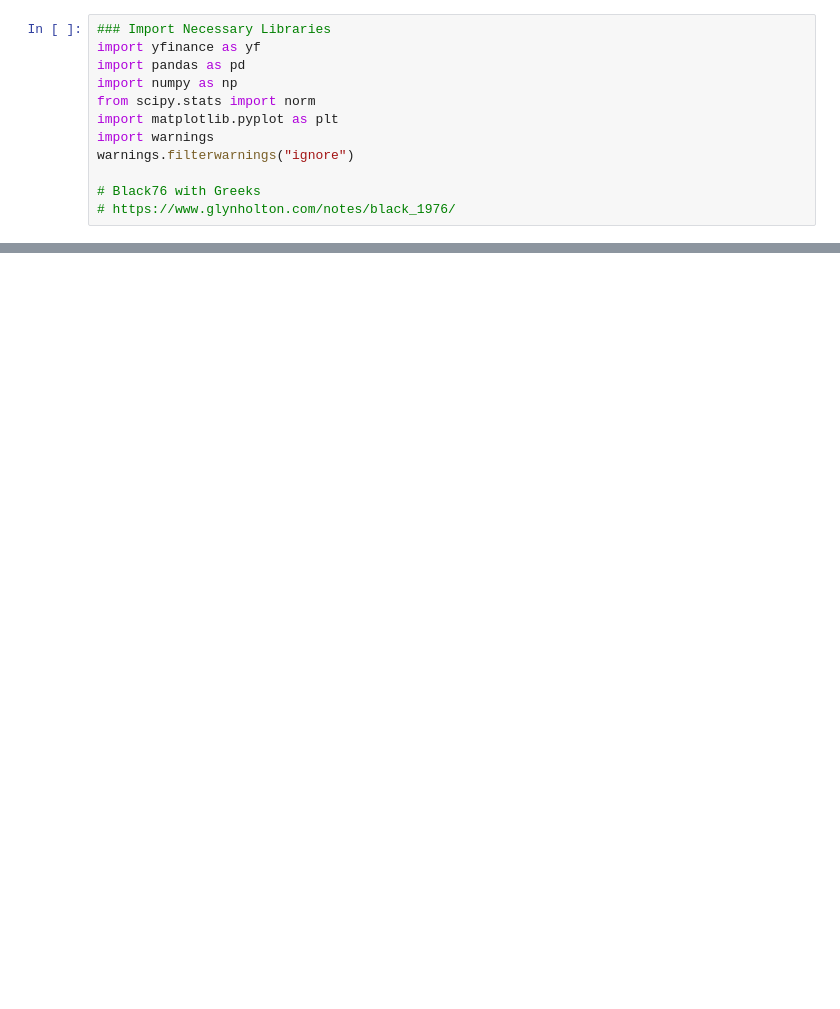
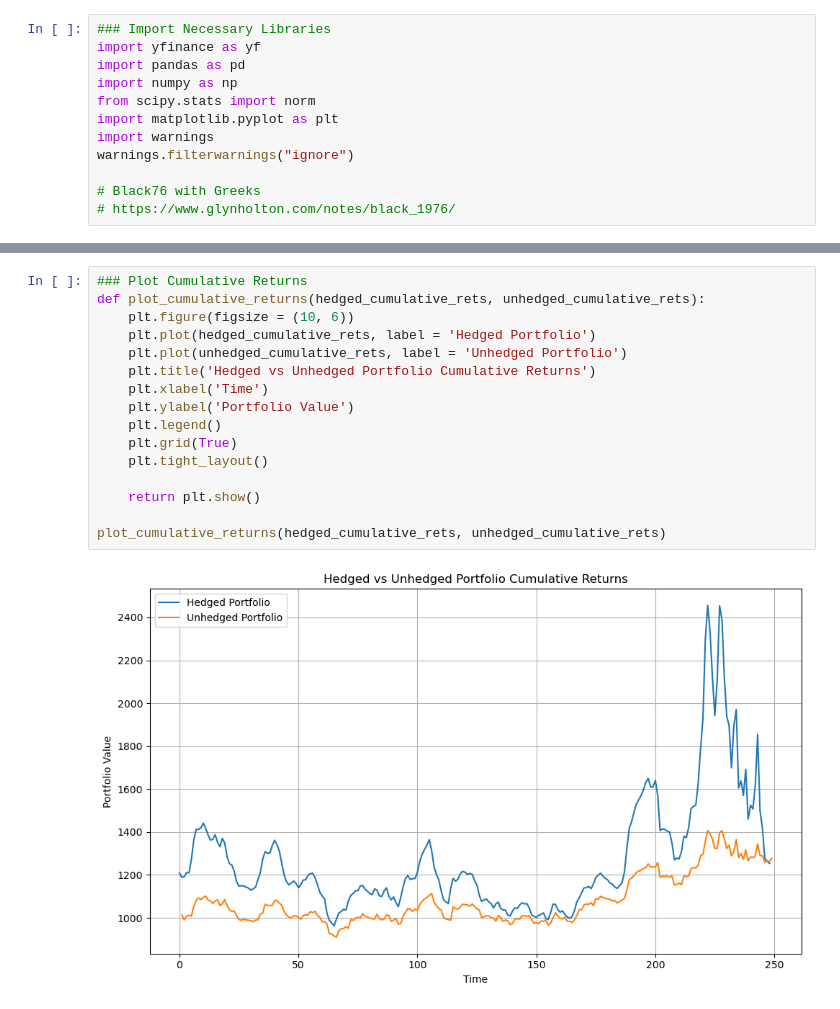
Before and after one commit to mburley127/DynamicHedging, a Jupyter notebook: DynamicHedging/commod_dynhedge.ipynb, the cells around one changed output, grey strips where cells are left out. Cells and saved outputs as stored; diff of their text form; blank space fills up the shorter version.

```diff
--- a/DynamicHedging/commod_dynhedge.ipynb
+++ b/DynamicHedging/commod_dynhedge.ipynb
@@ -268,0 +284,18 @@ Name: HG=F, dtype: float64
+# %%
+### Plot Cumulative Returns
+def plot_cumulative_returns(hedged_cumulative_rets, unhedged_cumulative_rets):
+    plt.figure(figsize = (10, 6))
+    plt.plot(hedged_cumulative_rets, label = 'Hedged Portfolio')
+    plt.plot(unhedged_cumulative_rets, label = 'Unhedged Portfolio')
+    plt.title('Hedged vs Unhedged Portfolio Cumulative Returns')
+    plt.xlabel('Time')
+    plt.ylabel('Portfolio Value')
+    plt.legend()
+    plt.grid(True)
+    plt.tight_layout()
+
+    return plt.show()
+
+plot_cumulative_returns(hedged_cumulative_rets, unhedged_cumulative_rets)
+# %% [output]
+[figure, added]
```
Also changed, not shown: parts of 11 cells of this notebook.
